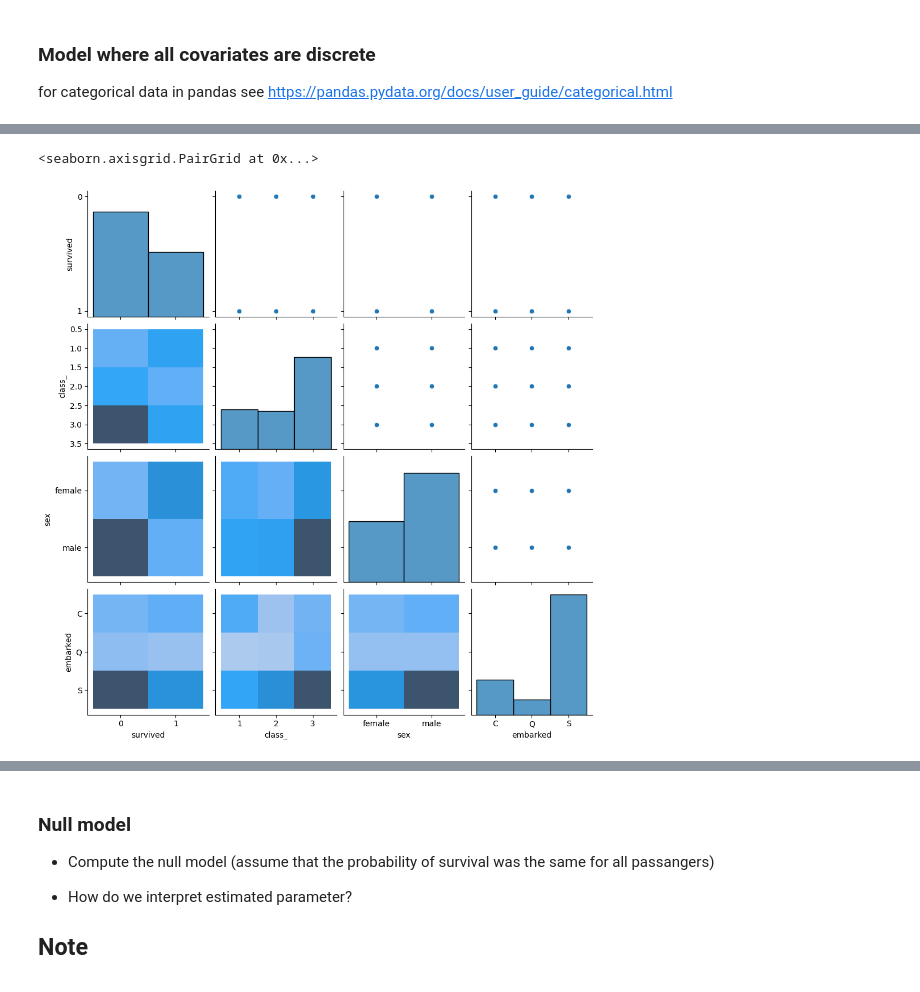
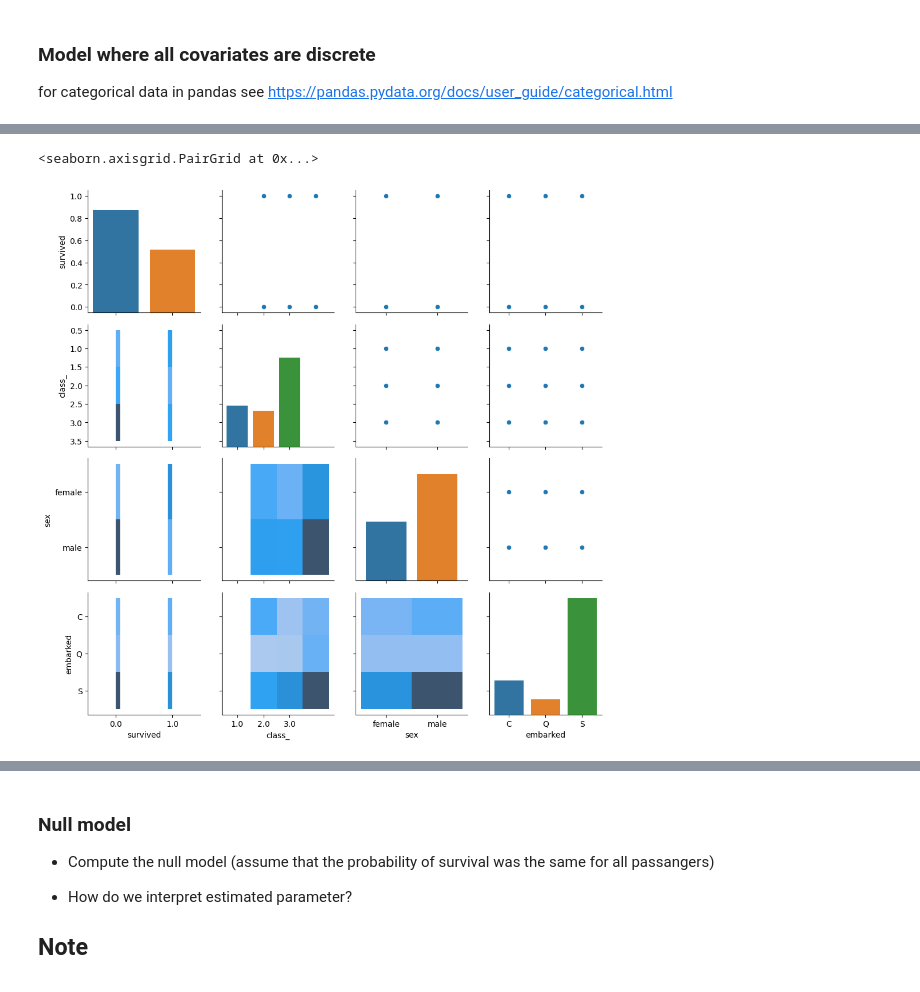
Before and after one commit to Many98/GLM_R2Py, a Jupyter notebook: Python/01ZLMA_ex07_Binary_Data_1.ipynb, the cells around one changed output, grey strips where cells are left out. Saved outputs shown, nothing was run; the diff lists cells and outputs as text; code cells hidden in the pictures.

```diff
--- a/Python/01ZLMA_ex07_Binary_Data_1.ipynb
+++ b/Python/01ZLMA_ex07_Binary_Data_1.ipynb
@@ -287,13 +287,13 @@ data_dis
 # %%
 # TODO implementation of ggpairs like function pending
 
-g = sns.pairplot(data=data_dis, vars=['survived', 'class_', 'sex','embarked'])
-#g.map_diag(sns.kdeplot)
+g = sns.PairGrid(data=data_dis, vars=['survived', 'class_', 'sex','embarked'])
+g.map_diag(sns.countplot)
 g.map_lower(sns.histplot)
-#g.map_upper(sns.histplot)
+g.map_upper(sns.scatterplot)
 # %% [output]
 <seaborn.axisgrid.PairGrid at 0x...>
-[figure, old version]
+[figure, new version]
 # %%
 pd.crosstab([data_dis.embarked, data_dis.sex, data_dis.survived], [data_dis.class_], margins=True)
 # %% [output]
```
Also changed, not shown: parts of 41 cells of this notebook.
